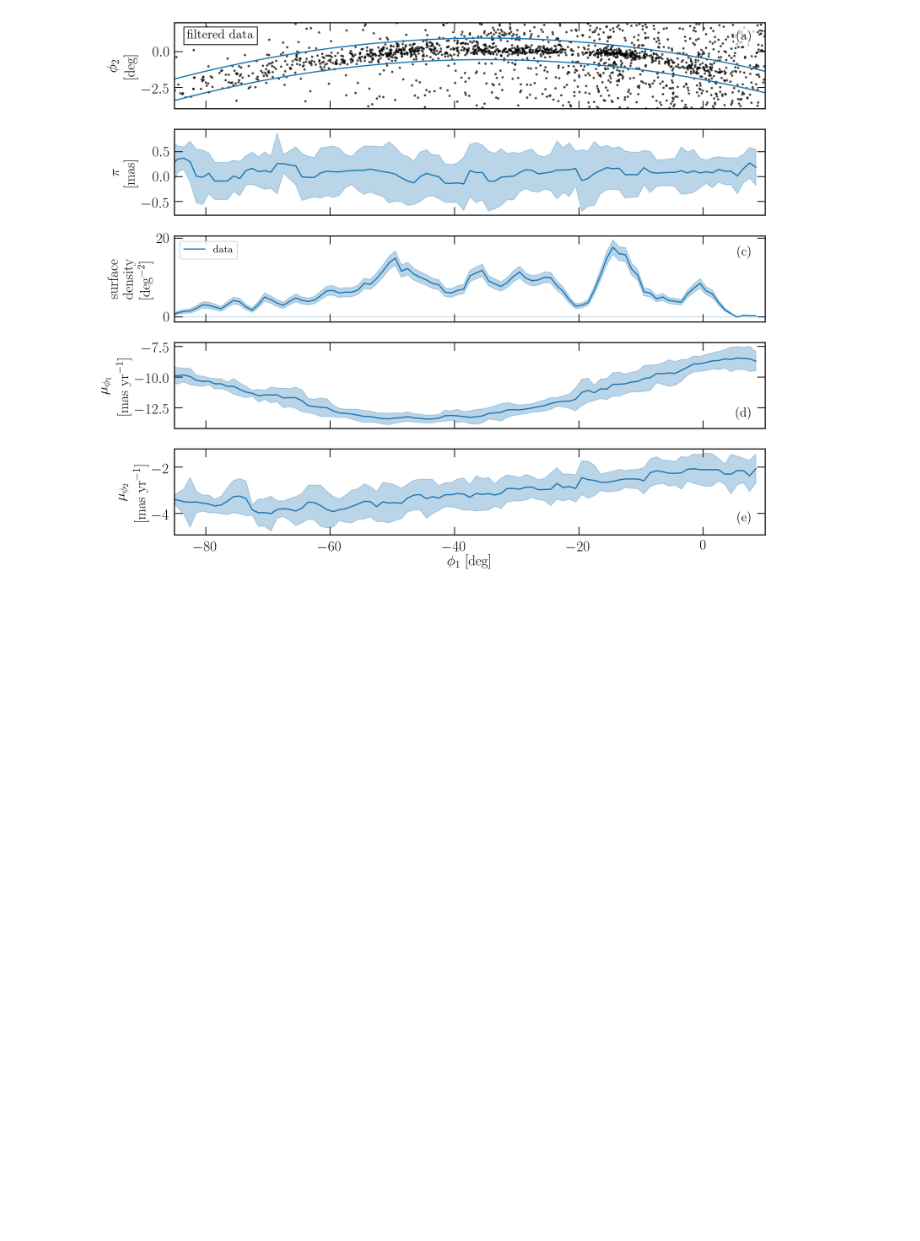
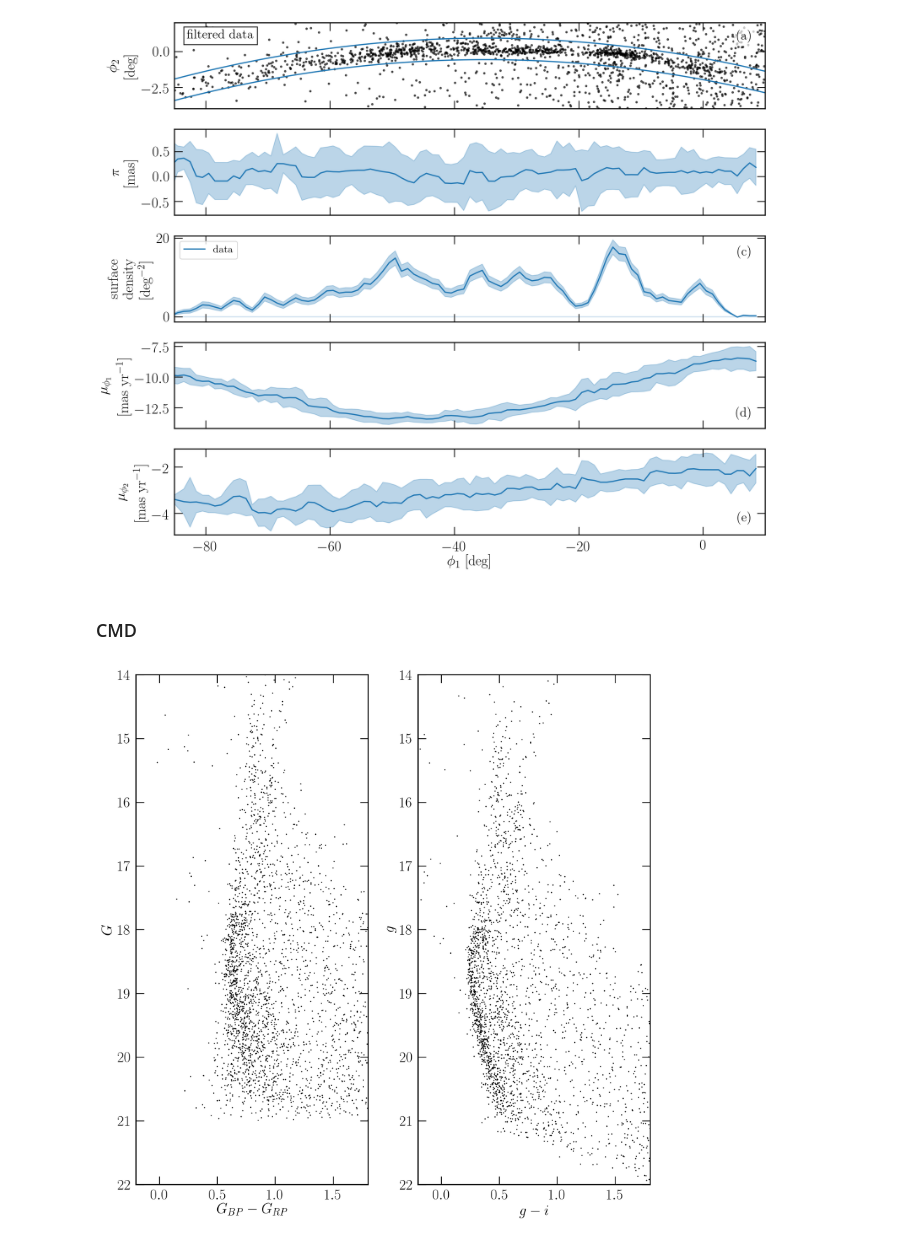
Before and after one commit to adrn/GD1-DR2, a Jupyter notebook: notebooks/GD1_paper_figures.ipynb, the cells around one changed output. Cells and saved outputs as stored; diff of their text form; code cells hidden in the pictures; blank space fills up the shorter version.

```diff
--- a/notebooks/GD1_paper_figures.ipynb
+++ b/notebooks/GD1_paper_figures.ipynb
@@ -505,3 +507,32 @@ axes[0].set_xlim(-85, 10)
 fig.tight_layout()
 # %% [output]
 [figure]
+# %% [markdown]
+### CMD
+# %%
+fig, ax = plt.subplots(1,2,figsize=(10,10))
+
+plt.sca(ax[0])
+plt.plot(g.bp_rp[phi_mask_stream & pm_mask], g.phot_g_mean_mag[phi_mask_stream & pm_mask],
+         'ko', ms=0.5)
+plt.xlim(-0.2, 1.8)
+plt.ylim(22, 14)
+plt.xlabel('$G_{BP} - G_{RP}$')
+plt.ylabel('$G$')
+
+plt.sca(ax[1])
+plt.plot((g.g[phi_mask_stream & pm_mask] - g.i[phi_mask_stream & pm_mask]
+          + g.A_g[phi_mask_stream & pm_mask] - g.A_i[phi_mask_stream & pm_mask]),
+         g.g[phi_mask_stream & pm_mask] + g.A_g[phi_mask_stream & pm_mask],
+         'ko', ms=0.5, alpha=1, rasterized=True, label='')
+# plt.plot(g.g[phi_mask_stream & pm_mask] - g.i[phi_mask_stream & pm_mask], g.g[phi_mask_stream & pm_mask],
+#          'ro', ms=0.5, alpha=1, rasterized=True, label='')
+
+plt.xlim(-0.2, 1.8)
+plt.ylim(22, 14)
+plt.xlabel('$g - i$')
+plt.ylabel('$g$')
+
+plt.tight_layout()
+# %% [output]
+[figure, added]
```
Also changed, not shown: parts of 2 cells of this notebook, 2 other files.
